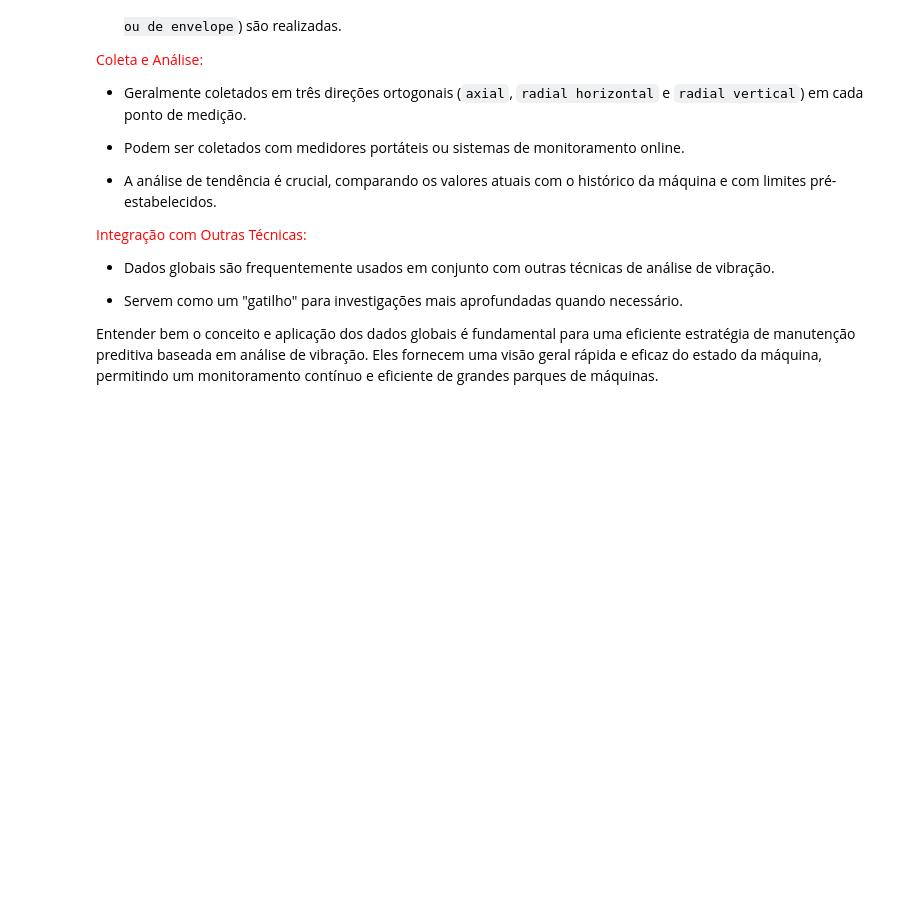
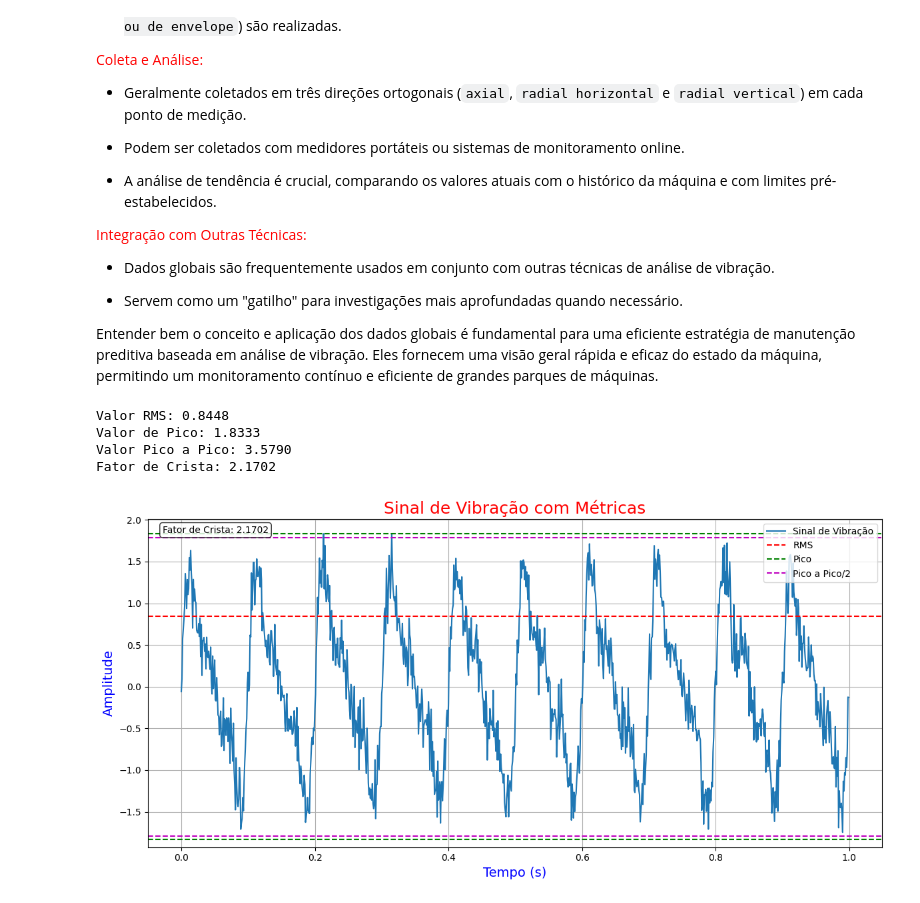
Before and after one commit to EddyGiusepe/Predictive_Maintenance_and_failure_detection_by_Vibration_Analysis, a Jupyter notebook: 2_VibrationAnalysis-Global_Data_or_Global_Metrics.ipynb, the cells around one changed output. Cells and saved outputs as stored; diff of their text form; code cells hidden in the pictures; blank space fills up the shorter version.

Commit message:
Graficando em Python RMS, Pico e pico a pico e calculando o Fator de Crista

```diff
--- a/2_VibrationAnalysis-Global_Data_or_Global_Metrics.ipynb
+++ b/2_VibrationAnalysis-Global_Data_or_Global_Metrics.ipynb
@@ -108,3 +108,81 @@
 
 
 Entender bem o conceito e aplicação dos dados globais é fundamental para uma eficiente estratégia de manutenção preditiva baseada em análise de vibração. Eles fornecem uma visão geral rápida e eficaz do estado da máquina, permitindo um monitoramento contínuo e eficiente de grandes parques de máquinas.
+# %%
+import numpy as np
+import matplotlib.pyplot as plt
+
+# Função para gerar um sinal de vibração simulado:
+def generate_vibration_signal(n_samples, sampling_rate): # Cria um sinal sintético que simula uma vibração real.
+    t = np.linspace(0, n_samples/sampling_rate, n_samples, endpoint=False)
+    signal = (
+        np.sin(2 * np.pi * 10 * t) +  # Componente fundamental
+        0.5 * np.sin(2 * np.pi * 20 * t) +  # Primeiro harmônico (20 Hz)
+        0.3 * np.sin(2 * np.pi * 30 * t) +  # Segundo harmônico (30 Hz)
+        0.2 * np.random.randn(n_samples)  # Ruído aleatório
+    )
+    return t, signal
+
+# Função para calcular o valor RMS, O RMS é importante porque representa a energia média do sinal de vibração.
+def calculate_rms(signal): # Implementa a fórmula do RMS (raiz quadrada da média dos quadrados dos valores).
+    return np.sqrt(np.mean(np.square(signal)))
+
+# Função para calcular o Valor de Pico
+def calculate_peak_value(signal): # Encontra o maior valor absoluto no sinal.
+    return np.max(np.abs(signal)) # O valor de pico é útil para detectar eventos transientes ou impactos no sinal de vibração.
+
+# Função para calcular o Valor de Pico a Pico
+def calculate_peak_to_peak(signal): # Subtrai o valor mínimo do valor máximo do sinal.
+    return np.max(signal) - np.min(signal) # Este valor representa a amplitude total da vibração, útil para entender o deslocamento máximo.
+
+# Função para calcular o Fator de Crista
+def calculate_crest_factor(signal): # Divide o valor de pico pelo valor RMS.
+    rms = calculate_rms(signal)
+    peak = calculate_peak_value(signal) # Um fator de crista alto pode indicar impactos ou falhas incipientes, especialmente em rolamentos.
+    return peak / rms if rms != 0 else 0 # Um aumento neste valor pode indicar o início de falhas em rolamentos ou engrenagens antes que sejam visíveis no RMS.
+
+# Parâmetros do sinal
+n_samples = 1000
+sampling_rate = 1000  # Hz
+# Gerar sinal de vibração simulado
+t, vibration_signal = generate_vibration_signal(n_samples, sampling_rate)
+
+# Calcular valores globais
+rms_value = calculate_rms(vibration_signal)
+peak_value = calculate_peak_value(vibration_signal)
+peak_to_peak_value = calculate_peak_to_peak(vibration_signal)
+crest_factor = calculate_crest_factor(vibration_signal)
+
+# Imprimir resultados
+print(f"Valor RMS: {rms_value:.4f}")
+print(f"Valor de Pico: {peak_value:.4f}")
+print(f"Valor Pico a Pico: {peak_to_peak_value:.4f}")
+print(f"Fator de Crista: {crest_factor:.4f}")
+
+# Plotar o sinal e as métricas
+plt.figure(figsize=(12, 6))
+plt.plot(t, vibration_signal, label='Sinal de Vibração')
+plt.axhline(y=rms_value, color='r', linestyle='--', label='RMS')
+plt.axhline(y=peak_value, color='g', linestyle='--', label='Pico')
+plt.axhline(y=-peak_value, color='g', linestyle='--')
+plt.axhline(y=peak_to_peak_value/2, color='m', linestyle='--', label='Pico a Pico/2')
+plt.axhline(y=-peak_to_peak_value/2, color='m', linestyle='--')
+
+# Adicionar anotação para o Fator de Crista
+plt.text(0.02, 0.98, f'Fator de Crista: {crest_factor:.4f}',
+         transform=plt.gca().transAxes, verticalalignment='top',
+         bbox=dict(boxstyle='round', facecolor='white', alpha=0.8))
+
+plt.title('Sinal de Vibração com Métricas', c="r", size="18")
+plt.xlabel('Tempo (s)', c="b", size="14")
+plt.ylabel('Amplitude', c="b", size="14")
+plt.legend(loc="upper right")
+plt.tight_layout()
+plt.grid(True)
+plt.show()
+# %% [output]
+Valor RMS: 0.8448
+Valor de Pico: 1.8333
+Valor Pico a Pico: 3.5790
+Fator de Crista: 2.1702
+[figure, added]
```
